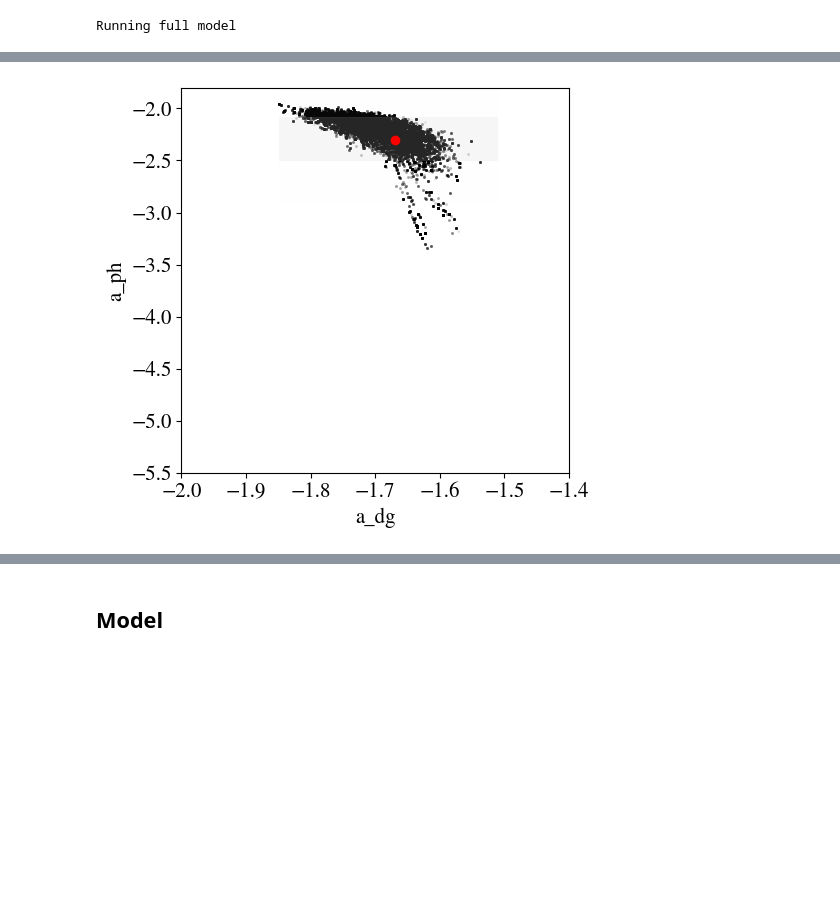
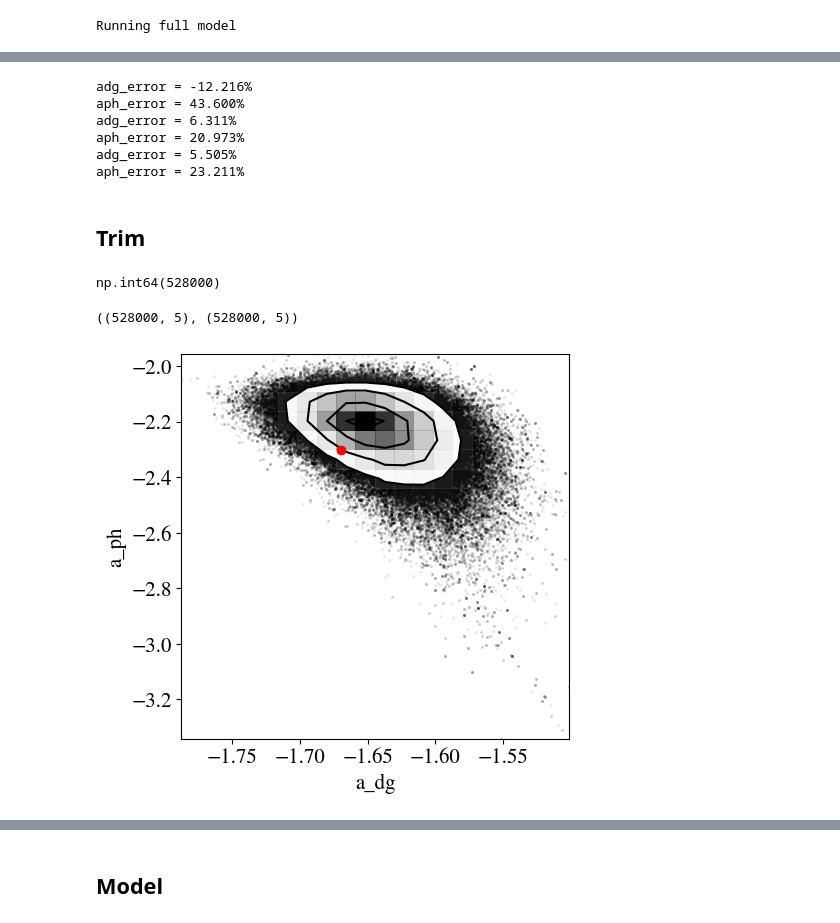
Before and after one commit to ocean-colour/bing, a Jupyter notebook: nb/Priors/Correlate_CDOM_aph.ipynb, the cells around one changed output, grey strips where cells are left out. Saved outputs shown, nothing was run; the diff lists cells and outputs as text; code cells hidden in the pictures; blank space fills up the shorter version.

```diff
--- a/nb/Priors/Correlate_CDOM_aph.ipynb
+++ b/nb/Priors/Correlate_CDOM_aph.ipynb
@@ -32,3 +33,6 @@ cdom_ph = odict['ag'][i400] / odict['aph'][i400]
 cdom_ph
 # %% [output]
 np.float32(2.07629)
+# %%
+true_ratio = true_dg / true_ph
+true_ratio
@@ -97,5 +120,5 @@ plot_2d(coeff)
 # Fit with the additional prior
 # %%
 p2 = standard.expb_pow(scl_noise='PACE', nsteps=40000, add_noise=True,
-                       othera_priors=[dict(flavor='ratio', ratio=2.0, sigma=0.3,
+                       othera_priors=[dict(flavor='ratio', ratio=true_ratio, sigma=0.3,
                                           i0=0, i1=2)])
@@ -102,5 +129,6 @@ p2 = standard.expb_pow(scl_noise='PACE', nsteps=40000, add_noise=True,
 # %%
-chains2, models2, prep_dict2, idx, extras2 = l23.fit_one(p2, idx)
+reload(l23)
+chains2, models2, prep_dict2, idx, extras2 = l23.fit_one(p2, idx, p0=coeff[100,:])
 # %% [output]
 idx=170
 Running burn-in
@@ -110,5 +151,30 @@ coeff2 = calc_coeff(chains2)
+# %%
+compare_answers(odict, coeff)
+compare_answers(odict, coeff2)
+compare_answers(odict, coeff3)
+# %% [output]
+adg_error = -12.216%
+aph_error = 43.600%
+adg_error = 6.311%
+aph_error = 20.973%
+adg_error = 5.505%
+aph_error = 23.211%
+# %% [markdown]
+## Trim
+# %%
+keep = coeff2[:,0] < -1.
+#bad_coeff = coeff2[~keep, :]
+coeff2 = coeff2[keep,:]
+# %%
+np.sum(keep)
+# %% [output]
+np.int64(528000)
+# %%
+bad_coeff.shape, coeff.shape
+# %% [output]
+((528000, 5), (528000, 5))
 # %%
-plot_2d(coeff2, xlim=(-2., -1.4), ylim=(-5.5,-1.8))
+plot_2d(coeff2)#, xlim=(-2., -1.4), ylim=(-5.5,-1.8))
 #plot_2d(coeff2, xlim=(4., 5), ylim=(4,5))
 # %% [output]
-[figure, old version]
+[figure, new version]
```
Also changed, not shown: parts of 22 cells of this notebook, 1 other file.
